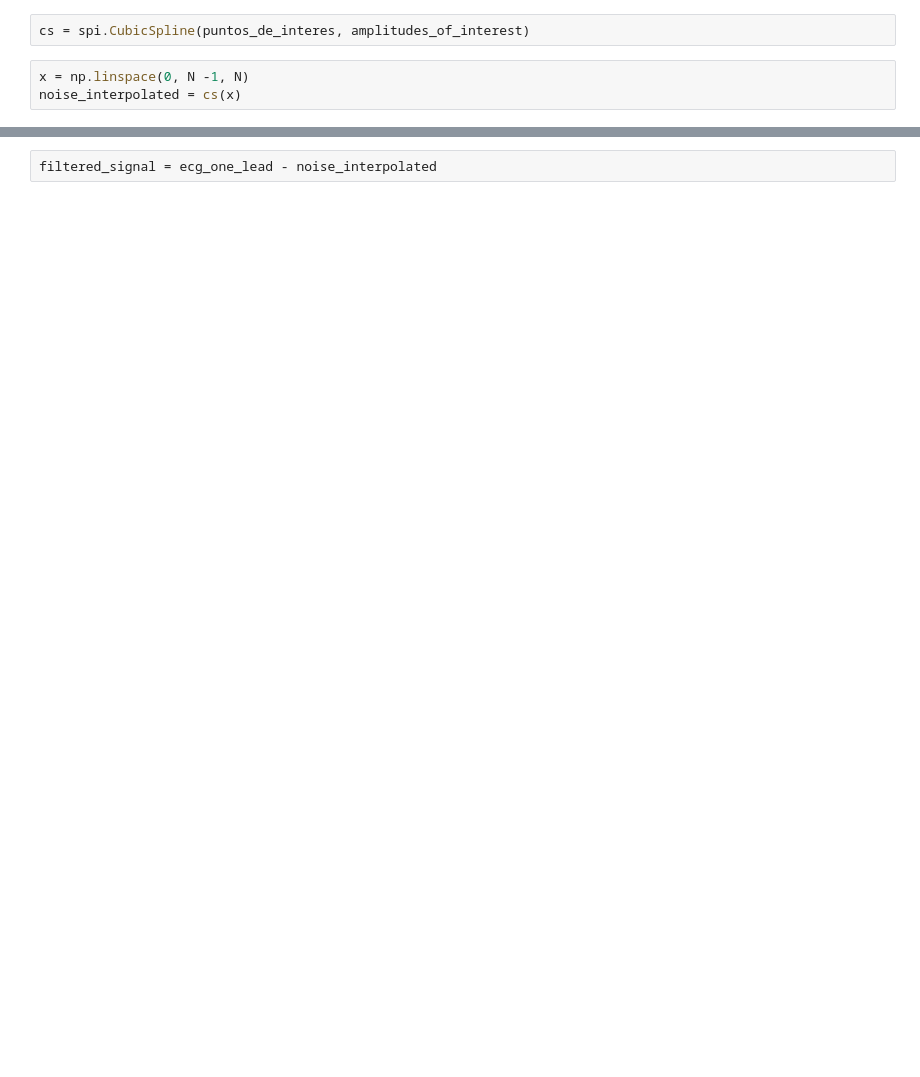
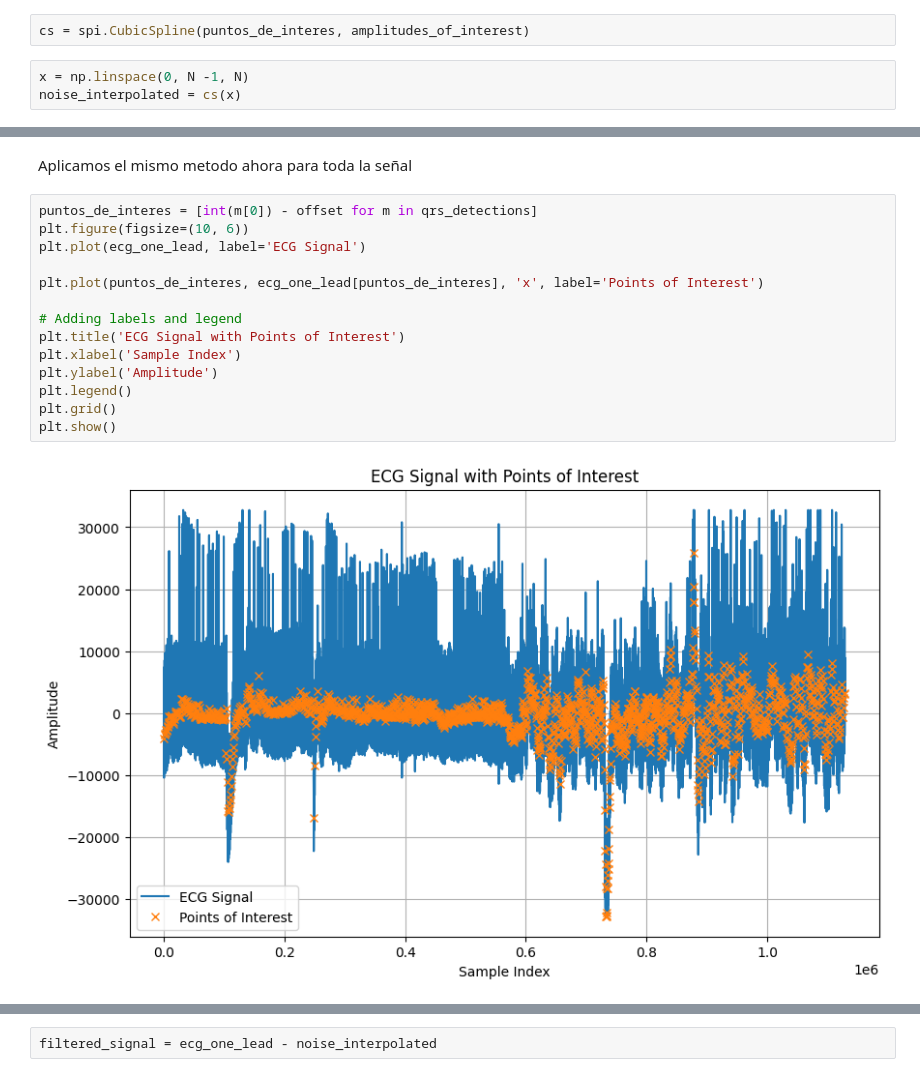
Before and after one commit to joacocibeira/PDS, a Jupyter notebook: tp_10/tp_10.ipynb, the cells around one changed output, grey strips where cells are left out. Drawn from its saved outputs; the diff is of its cells as text; blank space fills up the shorter version.

```diff
--- a/tp_10/tp_10.ipynb
+++ b/tp_10/tp_10.ipynb
@@ -91,0 +129,18 @@ plt.show()
+# %% [markdown]
+Aplicamos el mismo metodo ahora para toda la señal
+# %%
+puntos_de_interes = [int(m[0]) - offset for m in qrs_detections]
+plt.figure(figsize=(10, 6))
+plt.plot(ecg_one_lead, label='ECG Signal')
+
+plt.plot(puntos_de_interes, ecg_one_lead[puntos_de_interes], 'x', label='Points of Interest')
+
+# Adding labels and legend
+plt.title('ECG Signal with Points of Interest')
+plt.xlabel('Sample Index')
+plt.ylabel('Amplitude')
+plt.legend()
+plt.grid()
+plt.show()
+# %% [output]
+[figure, added]
```
Also changed, not shown: parts of 19 cells of this notebook.
